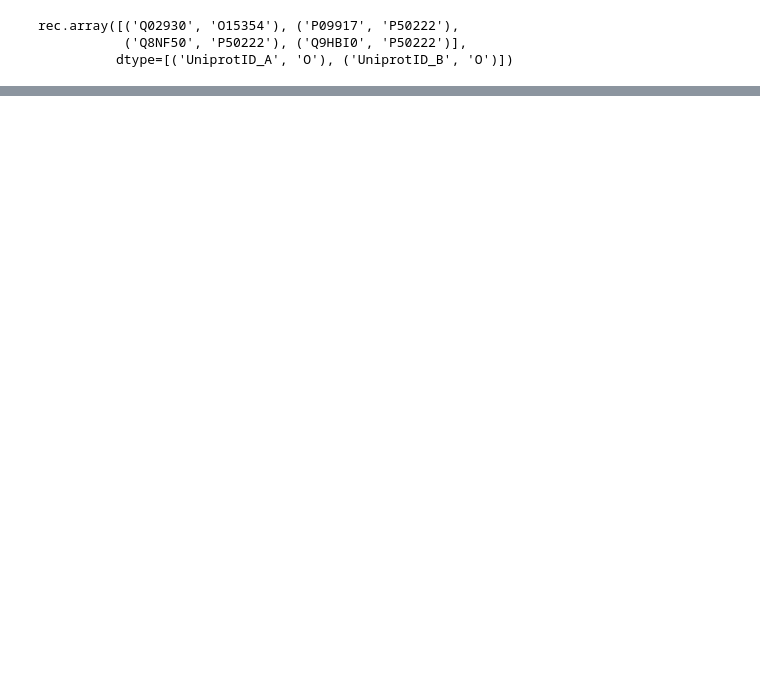
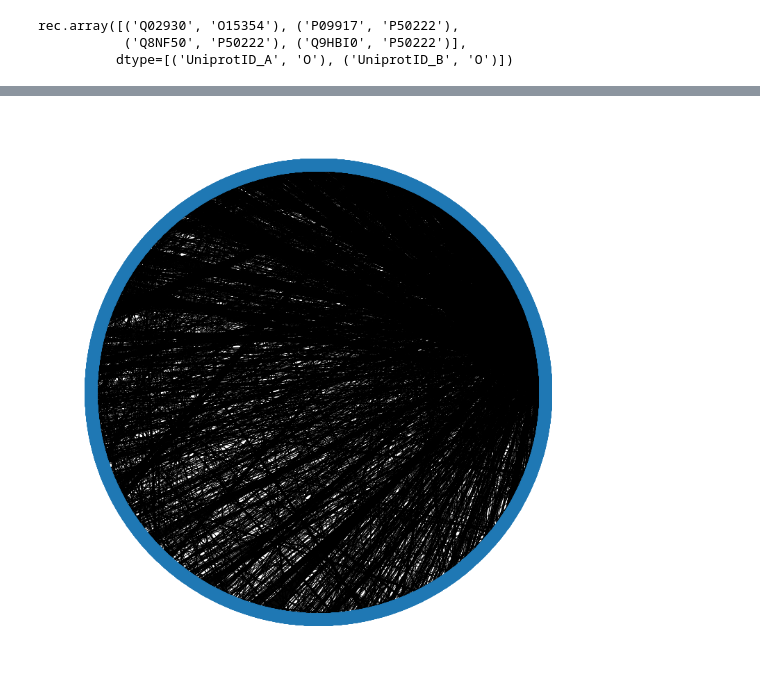
Before and after one commit to vandanakr20/Network_Analysis, a Jupyter notebook: cleandata.ipynb, the cells around one changed output, grey strips where cells are left out. Cells and saved outputs as stored; diff of their text form; code cells hidden in the pictures; blank space fills up the shorter version.

```diff
--- a/cleandata.ipynb
+++ b/cleandata.ipynb
@@ -101,0 +111,8 @@ nx.info(G)
+# %%
+pos = nx.circular_layout(G)
+plt.figure(figsize=(11,11),facecolor=[0.7,0.7,0.7,0.4])
+nx.draw_circular(G)
+plt.axis('off')
+plt.show()
+# %% [output]
+[figure, added]
```
Also changed, not shown: parts of 7 cells of this notebook.
